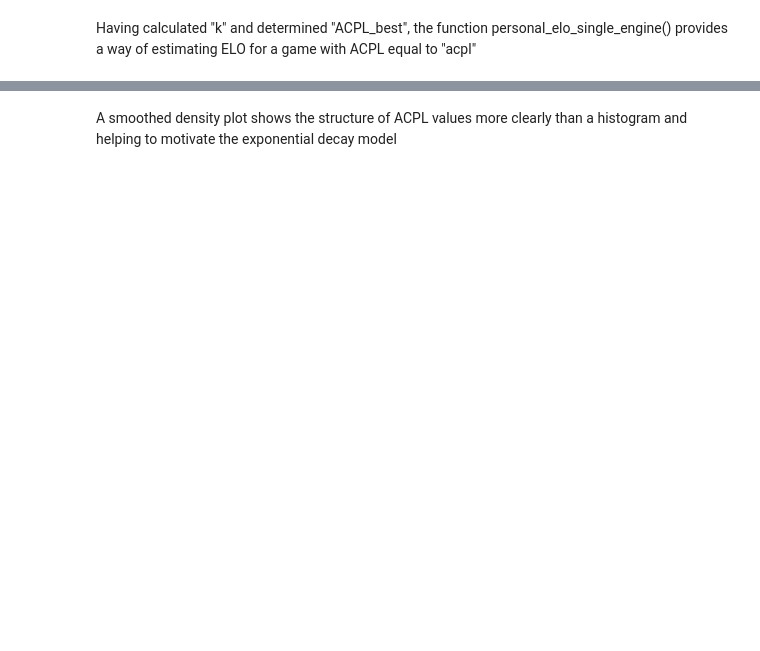
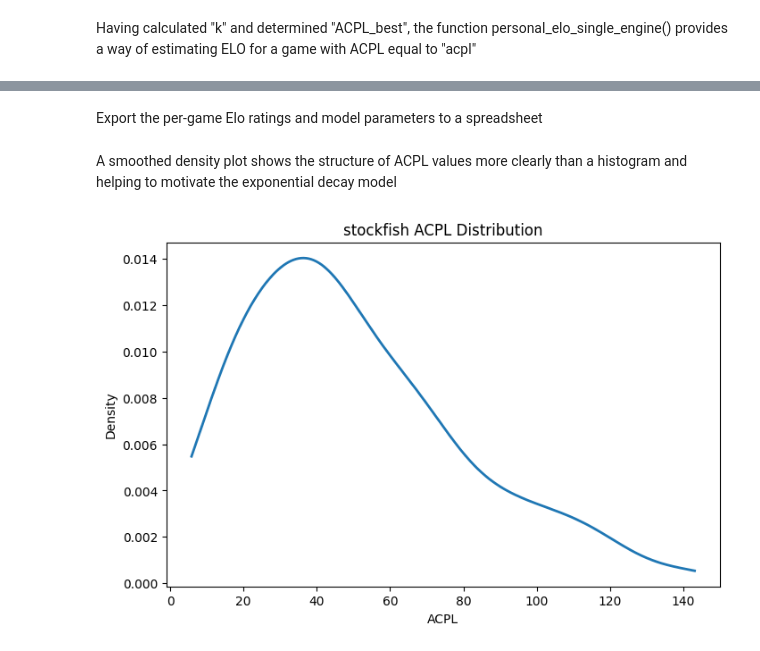
Before and after one commit to davewalker5/ChessAnalyser, a Jupyter notebook: elo-modelling/single_engine_elo_model.ipynb, the cells around one changed output, grey strips where cells are left out. Drawn from its saved outputs; the diff is of its cells as text; code cells hidden in the pictures; blank space fills up the shorter version.

Commit message:
Added data export

```diff
--- a/elo-modelling/single_engine_elo_model.ipynb
+++ b/elo-modelling/single_engine_elo_model.ipynb
@@ -44,0 +64,2 @@ display(df)
+# %% [markdown]
+Export the per-game Elo ratings and model parameters to a spreadsheet
@@ -47,23 +78,29 @@ A smoothed density plot shows the structure of ACPL values more clearly than a h
 # %%
 import numpy as np
 import matplotlib.pyplot as plt
 from scipy.stats import gaussian_kde
 
 # ACPL values
 acpl = df["acpl"].values
 
 # KDE
 kde = gaussian_kde(acpl)
 
 x = np.linspace(acpl.min(), acpl.max(), 400)
 y = kde(x)
 
 plt.figure(figsize=(8, 5))
 plt.plot(x, y, linewidth=2)
 plt.xlabel("ACPL")
 plt.ylabel("Density")
 plt.title(f"{ENGINE_NAME} ACPL Distribution")
+
+# Export the chart
+export_chart("acpl-distribution", ENGINE_NAME, "png")
+
 plt.show()
+# %% [output]
+[figure, added]
 # %%
 import matplotlib.pyplot as plt
 
```
Also changed, not shown: parts of 5 cells of this notebook, 5 other files.
